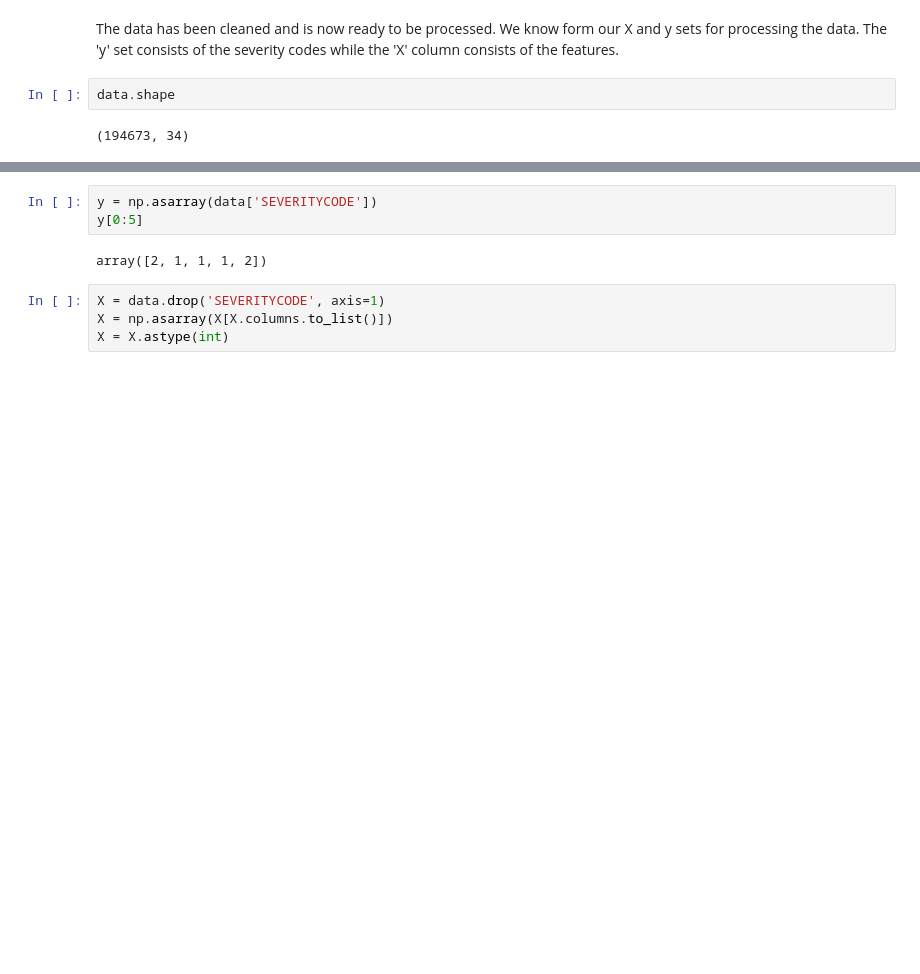
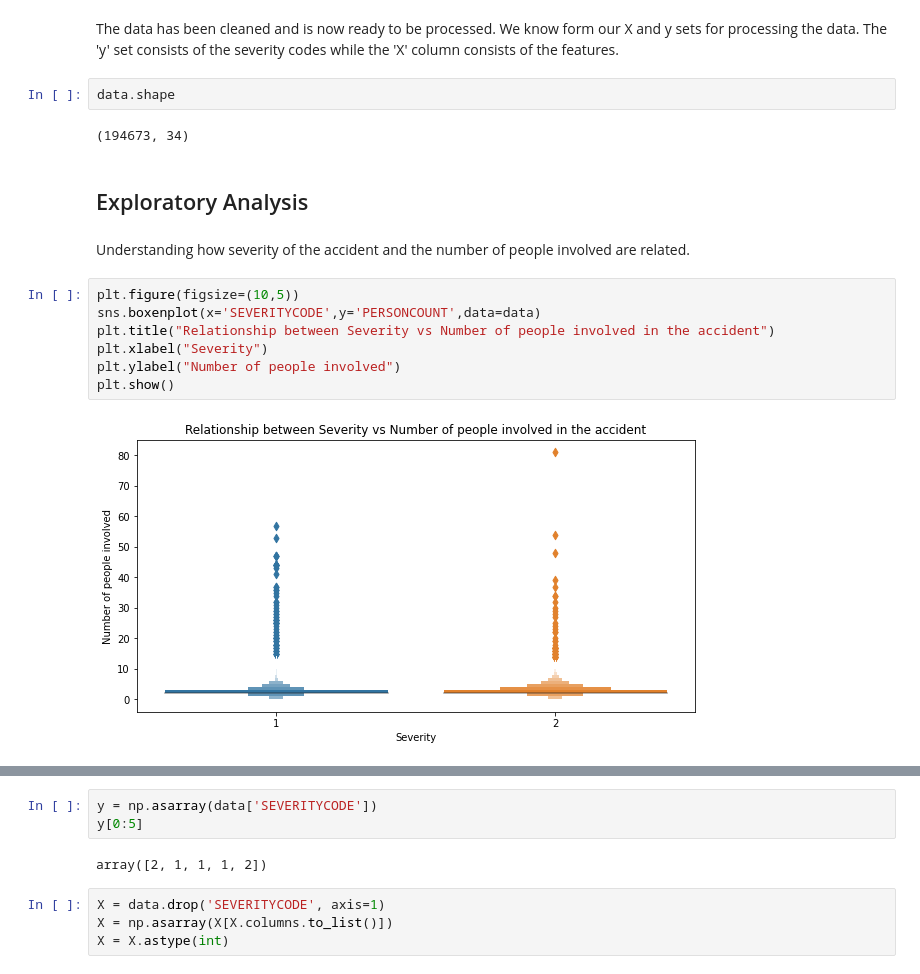
Before and after one commit to yashrakeshmishra/Coursera_Capstone, a Jupyter notebook: capstoneProject.ipynb, the cells around one changed output, grey strips where cells are left out. Cells and saved outputs as stored; diff of their text form; blank space fills up the shorter version.

```diff
--- a/capstoneProject.ipynb
+++ b/capstoneProject.ipynb
@@ -99,3 +111,16 @@ The 'y' set consists of the severity codes while the 'X' column consists of the
 data.shape
 # %% [output]
 (194673, 34)
+# %% [markdown]
+## Exploratory Analysis
+# %% [markdown]
+Understanding how severity of the accident and the number of people involved are related.
+# %%
+plt.figure(figsize=(10,5))
+sns.boxenplot(x='SEVERITYCODE',y='PERSONCOUNT',data=data)
+plt.title("Relationship between Severity vs Number of people involved in the accident")
+plt.xlabel("Severity")
+plt.ylabel("Number of people involved")
+plt.show()
+# %% [output]
+[figure, added]
```
Also changed, not shown: parts of 2 cells of this notebook.
